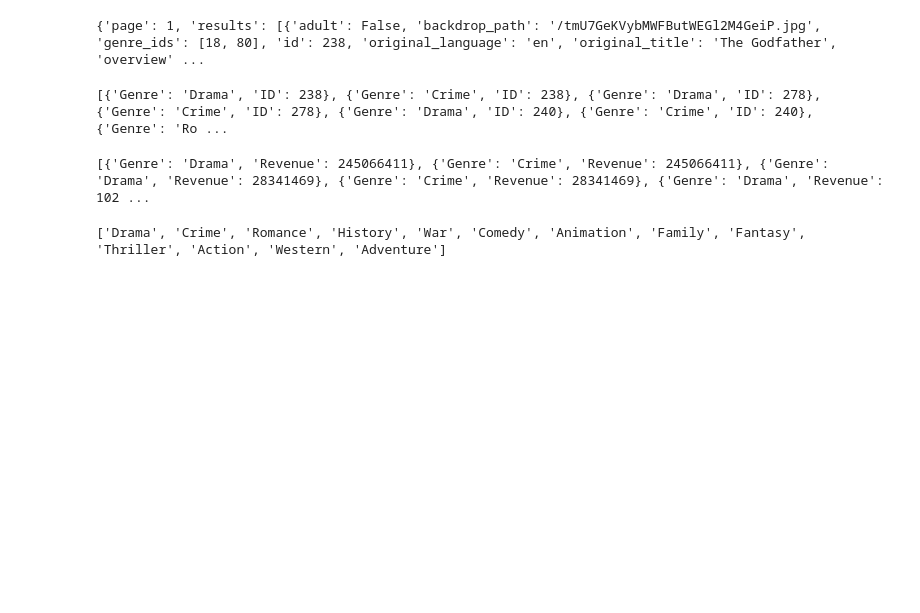
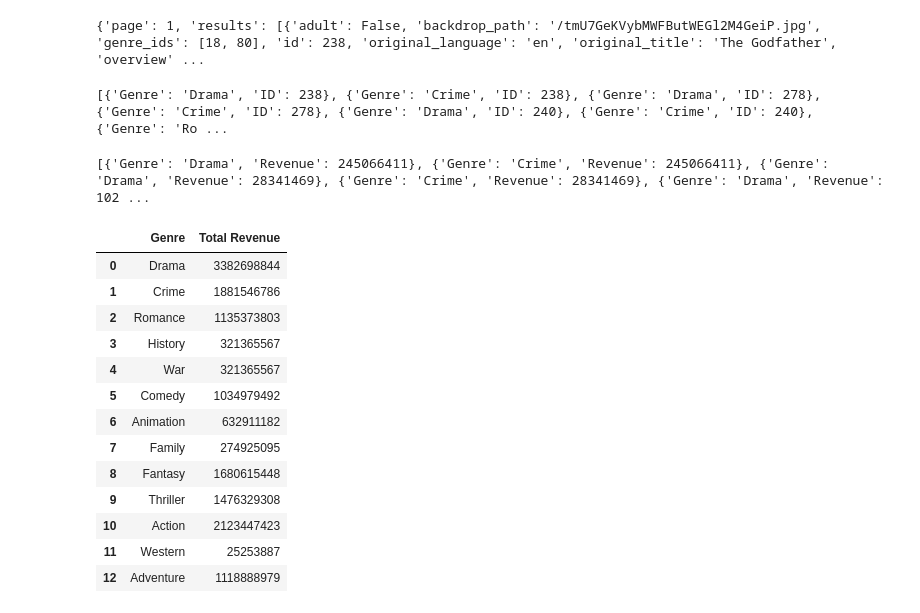
Before and after one commit to AndrewABrain/CCIC_DS1, a Jupyter notebook: Data Science Project 2.ipynb, the cells around one changed output. Drawn from its saved outputs; the diff is of its cells as text; code cells hidden in the pictures; blank space fills up the shorter version.

```diff
--- a/Data Science Project 2.ipynb
+++ b/Data Science Project 2.ipynb
@@ -385,7 +380,37 @@ for val in z:
-# %%
-print(temp)
-# %% [output]
-['Drama', 'Crime', 'Romance', 'History', 'War', 'Comedy', 'Animation', 'Family', 'Fantasy', 'Thriller', 'Action', 'Western', 'Adventure']
-# %%
-for genre in temp:
-    for revenue in z
+# %%
+def combinedRevenue (z):
+    temp = []
+    final = []
+    for val in z:
+        if val['Genre'] not in temp:
+            temp.append(val['Genre'])
+
+    for genre in temp:
+        total = 0
+        for revenue in z:
+            if revenue['Genre'] == genre:
+                total = total + revenue['Revenue']
+        template = {'Genre':genre, 'Total Revenue':total}
+        final.append(template)
+    return(final)
+# %%
+final = combinedRevenue (z)
+# %%
+questionFiveDF = pd.DataFrame(final)
+# %%
+questionFiveDF.head()
+# %% [output]
+|  | Genre | Total Revenue |
+| 0 | Drama | 3382698844 |
+| 1 | Crime | 1881546786 |
+| 2 | Romance | 1135373803 |
+| 3 | History | 321365567 |
+| 4 | War | 321365567 |
+| 5 | Comedy | 1034979492 |
+| 6 | Animation | 632911182 |
+| 7 | Family | 274925095 |
+| 8 | Fantasy | 1680615448 |
+| 9 | Thriller | 1476329308 |
+| 10 | Action | 2123447423 |
+| 11 | Western | 25253887 |
+| 12 | Adventure | 1118888979 |
```
Also changed, not shown: parts of 2 cells of this notebook.
